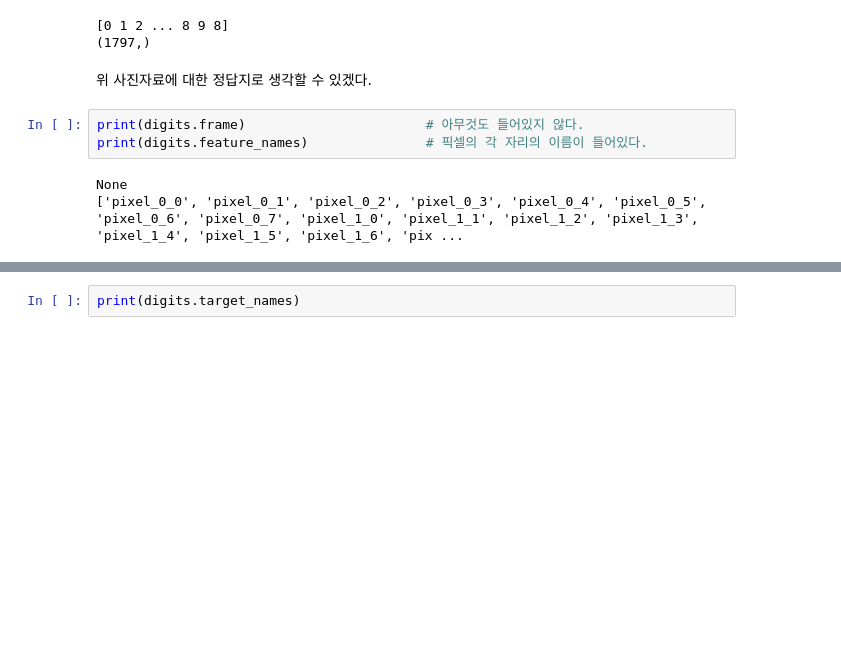
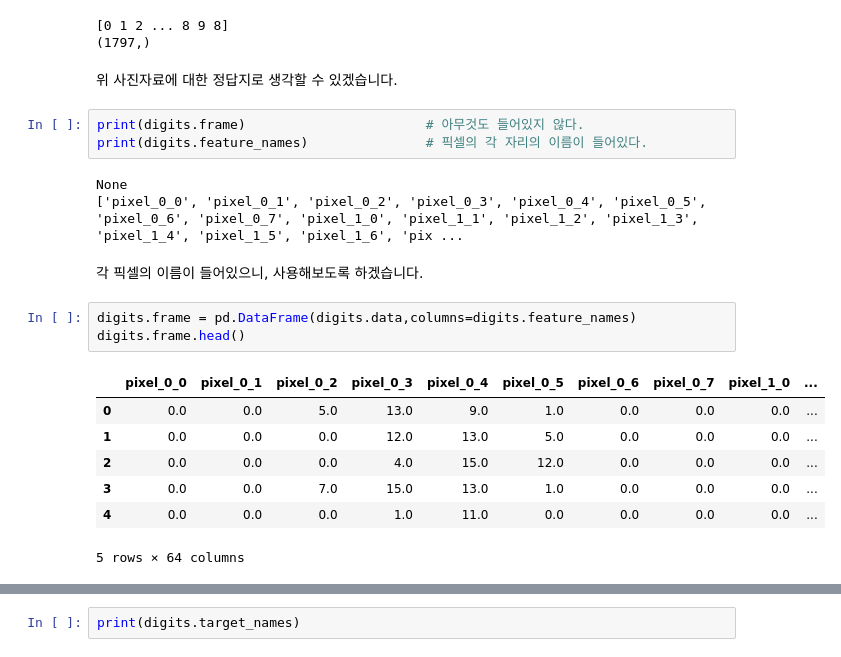
Before and after one commit to SunCreation/aiffel, a Jupyter notebook: Working/AI/Classifier/classifier.ipynb, the cells around one changed output, grey strips where cells are left out. Cells and saved outputs as stored; diff of their text form; blank space fills up the shorter version.

```diff
--- a/Working/AI/Classifier/classifier.ipynb
+++ b/Working/AI/Classifier/classifier.ipynb
@@ -113,10 +109,23 @@ print(digits.target.shape)
 [0 1 2 ... 8 9 8]
 (1797,)
 # %% [markdown]
-위 사진자료에 대한 정답지로 생각할 수 있겠다.
+위 사진자료에 대한 정답지로 생각할 수 있겠습니다.
 # %%
 print(digits.frame)                       # 아무것도 들어있지 않다.
 print(digits.feature_names)               # 픽셀의 각 자리의 이름이 들어있다.
 # %% [output]
 None
 ['pixel_0_0', 'pixel_0_1', 'pixel_0_2', 'pixel_0_3', 'pixel_0_4', 'pixel_0_5', 'pixel_0_6', 'pixel_0_7', 'pixel_1_0', 'pixel_1_1', 'pixel_1_2', 'pixel_1_3', 'pixel_1_4', 'pixel_1_5', 'pixel_1_6', 'pix ...
+# %% [markdown]
+각 픽셀의 이름이 들어있으니, 사용해보도록 하겠습니다.
+# %%
+digits.frame = pd.DataFrame(digits.data,columns=digits.feature_names)
+digits.frame.head()
+# %% [output]
+|  | pixel_0_0 | pixel_0_1 | pixel_0_2 | pixel_0_3 | pixel_0_4 | pixel_0_5 | pixel_0_6 | pixel_0_7 | pixel_1_0 | ... |
+| 0 | 0.0 | 0.0 | 5.0 | 13.0 | 9.0 | 1.0 | 0.0 | 0.0 | 0.0 | ... |
+| 1 | 0.0 | 0.0 | 0.0 | 12.0 | 13.0 | 5.0 | 0.0 | 0.0 | 0.0 | ... |
+| 2 | 0.0 | 0.0 | 0.0 | 4.0 | 15.0 | 12.0 | 0.0 | 0.0 | 0.0 | ... |
+| 3 | 0.0 | 0.0 | 7.0 | 15.0 | 13.0 | 1.0 | 0.0 | 0.0 | 0.0 | ... |
+| 4 | 0.0 | 0.0 | 0.0 | 1.0 | 11.0 | 0.0 | 0.0 | 0.0 | 0.0 | ... |
+5 rows × 64 columns
```
Also changed, not shown: parts of 24 cells of this notebook, 1 other file.
